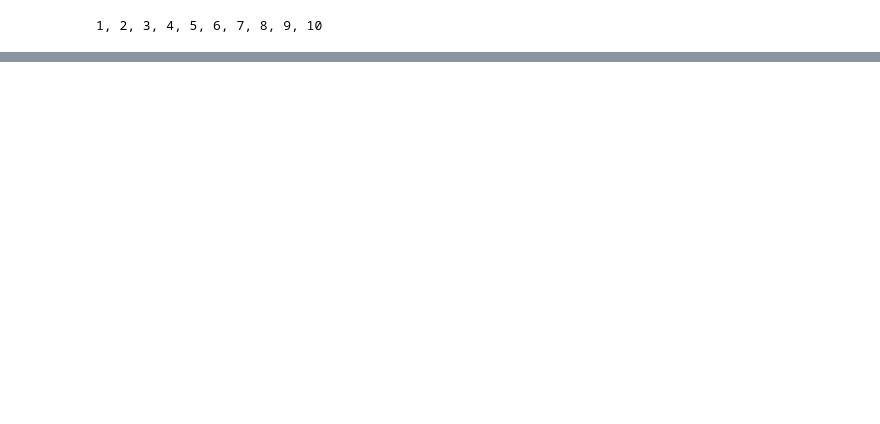
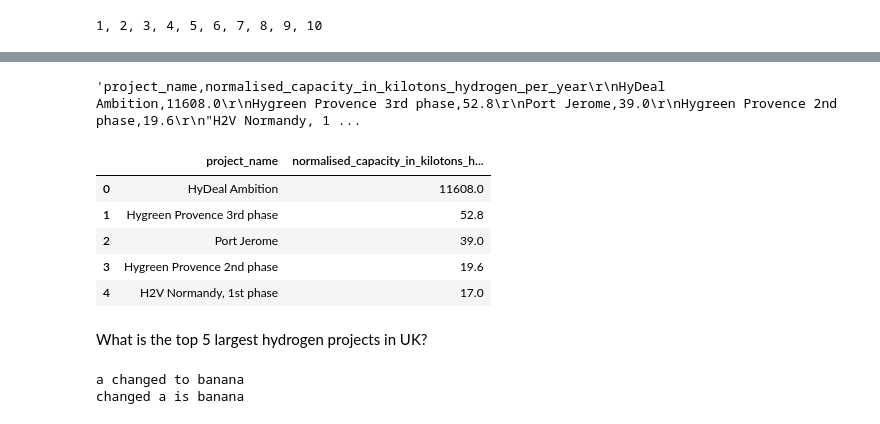
Before and after one commit to francesfeng/finance-qa, a Jupyter notebook: test.ipynb, the cells around one changed output, grey strips where cells are left out. Saved outputs shown, nothing was run; the diff lists cells and outputs as text; code cells hidden in the pictures; blank space fills up the shorter version.

```diff
--- a/test.ipynb
+++ b/test.ipynb
@@ -56,0 +165,10 @@ messages=[
+# %%
+import requests
+token = os.environ["BEARER_TOKEN"]
+headers = {"Authorization": f"Bearer {token}"}
+endpoint_url = "http://localhost:8000/query/v1"
+data = {"query": "What is hydrogen in total final energy supply?"}
+
+with httpx.stream('POST', endpoint_url, json=data ,headers=headers ) as r:
+    for chunk in r.iter_raw():  # or, for line in r.iter_lines():
+        print(chunk.decode("utf-8"), end='', flush=True)
@@ -110,0 +300,27 @@ update_streaming_text()
+# %%
+data
+# %% [output]
+'project_name,normalised_capacity_in_kilotons_hydrogen_per_year\r\nHyDeal Ambition,11608.0\r\nHygreen Provence 3rd phase,52.8\r\nPort Jerome,39.0\r\nHygreen Provence 2nd phase,19.6\r\n"H2V Normandy, 1 ...
+# %%
+pd.read_csv(StringIO(data))
+# %% [output]
+|  | project_name | normalised_capacity_in_kilotons_h... |
+| 0 | HyDeal Ambition | 11608.0 |
+| 1 | Hygreen Provence 3rd phase | 52.8 |
+| 2 | Port Jerome | 39.0 |
+| 3 | Hygreen Provence 2nd phase | 19.6 |
+| 4 | H2V Normandy, 1st phase | 17.0 |
+# %% [markdown]
+What is the top 5 largest hydrogen projects in UK?
+# %%
+a = 'apple'
+
+if a == 'apple':
+
+    a = 'banana'
+    print(f'a changed to {a}')
+if a == 'banana':
+    print(f'changed a is {a}')
+# %% [output]
+a changed to banana
+changed a is banana
```
Also changed, not shown: parts of 32 cells of this notebook, 12 other files.
